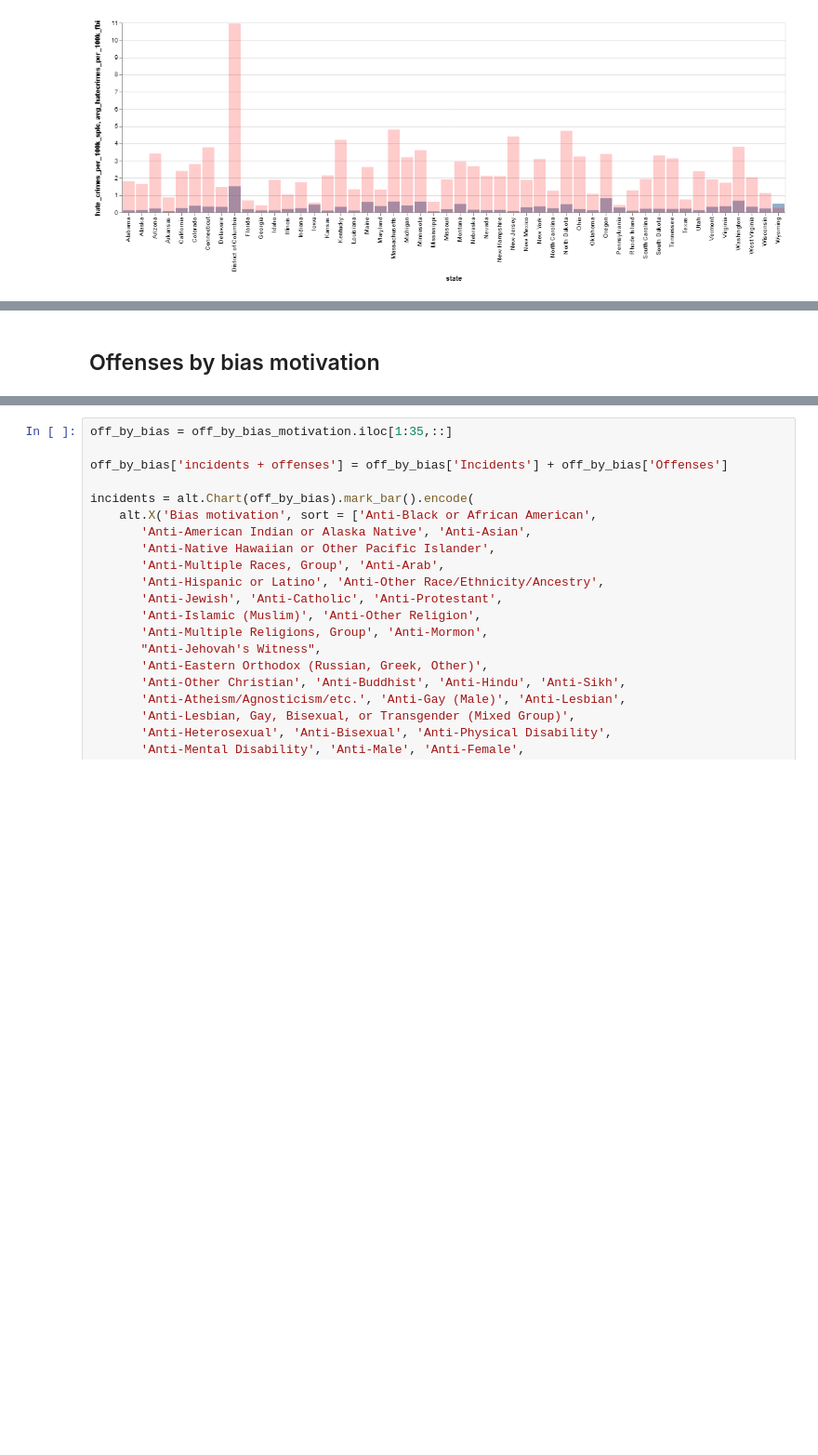
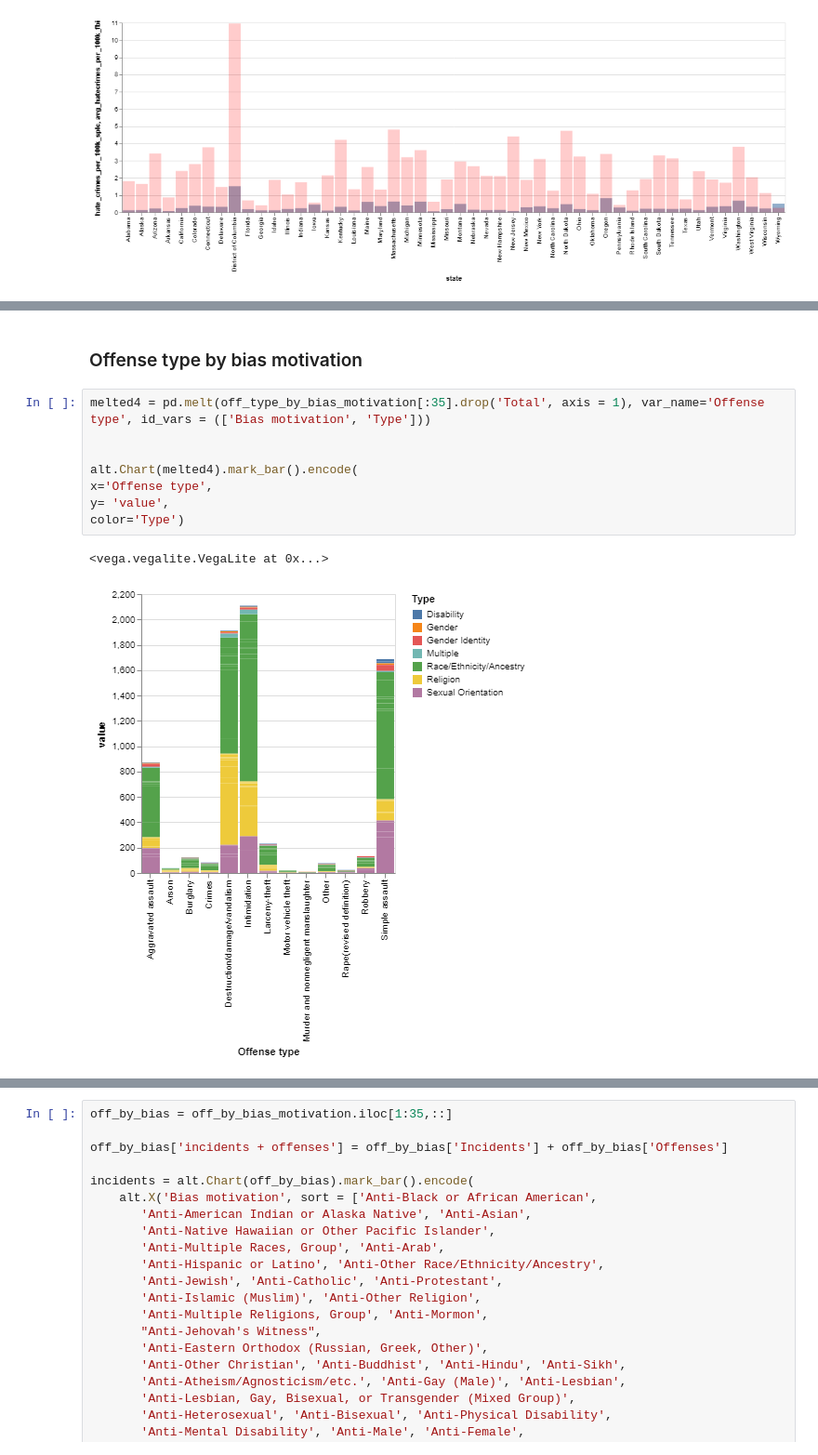
Before and after one commit to caseyahlan/hatecrimes-finalproject, a Jupyter notebook: analysis.ipynb, the cells around one changed output, grey strips where cells are left out. Shown at 93% size. Cells and saved outputs as stored; diff of their text form; blank space fills up the shorter version.

```diff
--- a/analysis.ipynb
+++ b/analysis.ipynb
@@ -101,4 +144,13 @@ alt.Chart(off_by_off_type[:17]).mark_bar(opacity = 0.7, color = 'orange').encode
 # %% [markdown]
-
-
-## Offenses by bias motivation
+### Offense type by bias motivation
+# %%
+melted4 = pd.melt(off_type_by_bias_motivation[:35].drop('Total', axis = 1), var_name='Offense type', id_vars = (['Bias motivation', 'Type']))
+
+
+alt.Chart(melted4).mark_bar().encode(
+x='Offense type',
+y= 'value',
+color='Type')
+# %% [output]
+<vega.vegalite.VegaLite at 0x...>
+[figure, added]
```
Also changed, not shown: parts of 41 cells of this notebook, 2 other files.
